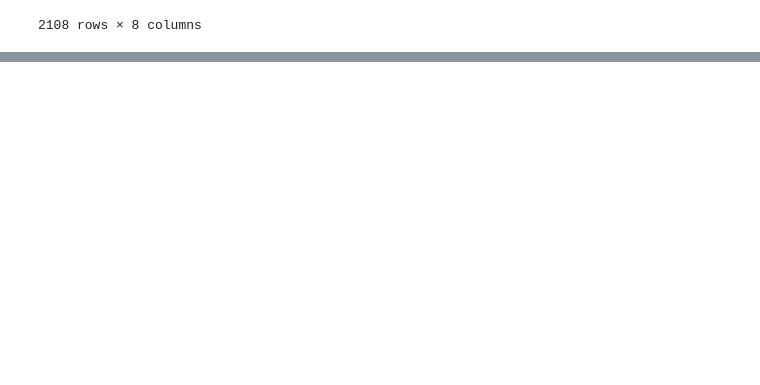
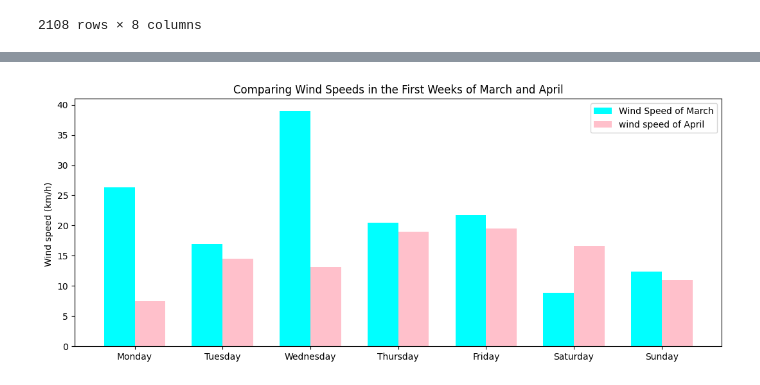
Before and after one commit to el-harkaoui-chaymae/Weather-Data-Analysis, a Jupyter notebook: Pyhton code.ipynb, the cells around one changed output, grey strips where cells are left out. Saved outputs shown, nothing was run; the diff lists cells and outputs as text; code cells hidden in the pictures; blank space fills up the shorter version.

Commit message:
Data Visualisation

```diff
--- a/Pyhton code.ipynb
+++ b/Pyhton code.ipynb
@@ -345,0 +401,42 @@ data[((data['Weather Condition'] == 'Clear') & (data['Rel Hum_%'] < 50)) | (data
+# %%
+# display the visibility of the first week of march
+
+
+average_wind_speed_march = []
+
+april_data = data[data['Date/Time'].dt.month == 4]
+average_wind_speed_april = []
+
+
+days = ['Monday', 'Tuesday', 'Wednesday', 'Thursday', 'Friday', 'Saturday', 'Sunday']
+
+
+for i in range(1,8) :
+
+     march_data_week = march_data[march_data['Date/Time'].dt.day == i]['Wind Speed_km/h'].mean()
+     average_wind_speed_march.append(march_data_week)
+
+     april_data_week = april_data[april_data['Date/Time'].dt.day == i]['Wind Speed_km/h'].mean()
+     average_wind_speed_april.append(april_data_week)
+
+
+
+# Plotting
+
+bar_width = 0.35  # Adjust the width of the bars
+
+plt.figure(figsize=(13, 5))
+
+plt.bar(range(1, 8), average_wind_speed_march, width=bar_width, color='cyan', label='Wind Speed of March')
+plt.bar([day + bar_width for day in range(1, 8)], average_wind_speed_april, width=bar_width, color='pink', label='wind speed of April ')
+
+plt.ylabel('Wind speed (km/h) ')
+plt.title('Comparing Wind Speeds in the First Weeks of March and April')
+
+# Set x-axis ticks and labels
+plt.xticks([day + bar_width/2 for day in range(1, 8)], days)
+
+plt.legend()
+plt.show()
+# %% [output]
+[figure, added]
```
Also changed, not shown: parts of 3 cells of this notebook.
